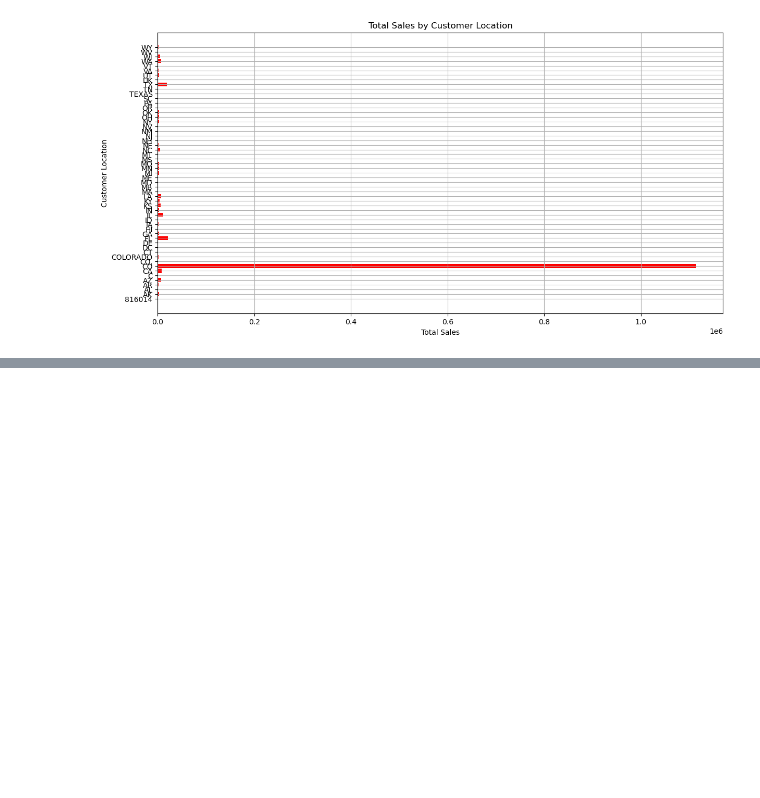
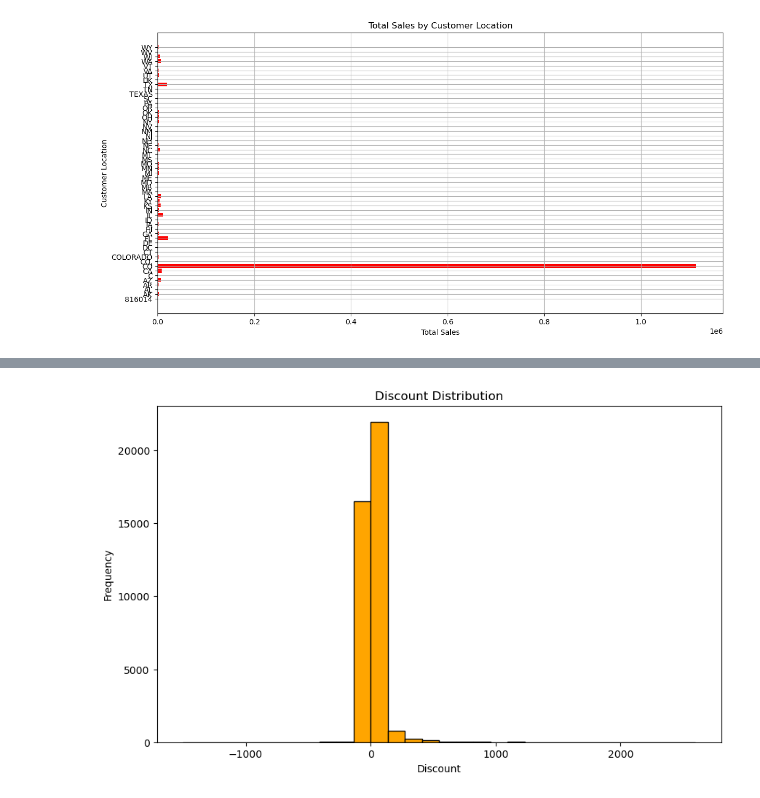
Before and after one commit to MappingKat/SunlightMtnRetail, a Jupyter notebook: notebooks/Sunlight Retail Store Stats.ipynb, the cells around one changed output, grey strips where cells are left out. Drawn from its saved outputs; the diff is of its cells as text; code cells hidden in the pictures; blank space fills up the shorter version.

```diff
--- a/notebooks/Sunlight Retail Store Stats.ipynb
+++ b/notebooks/Sunlight Retail Store Stats.ipynb
@@ -279,0 +290,11 @@ plt.show()
+# %%
+# Discount Distribution
+plt.figure(figsize=(10, 6))
+plt.hist(df['Discount'], bins=30, edgecolor='k', color='orange')
+plt.title('Discount Distribution')
+plt.xlabel('Discount')
+plt.ylabel('Frequency')
+plt.savefig('../references/discount_distribution.png')
+plt.show()
+# %% [output]
+[figure, added]
```
Also changed, not shown: parts of 4 cells of this notebook, 31 other files.
